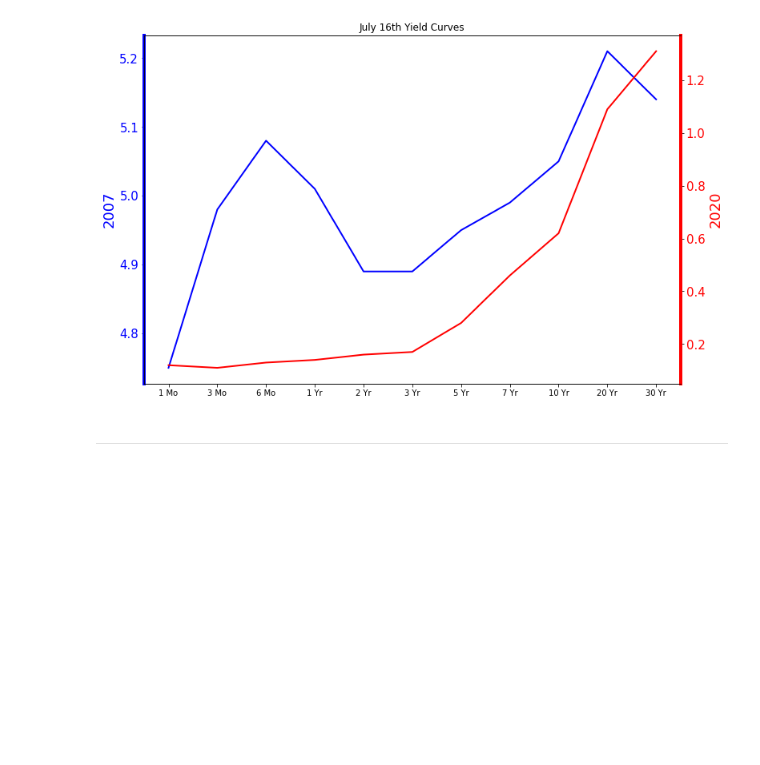
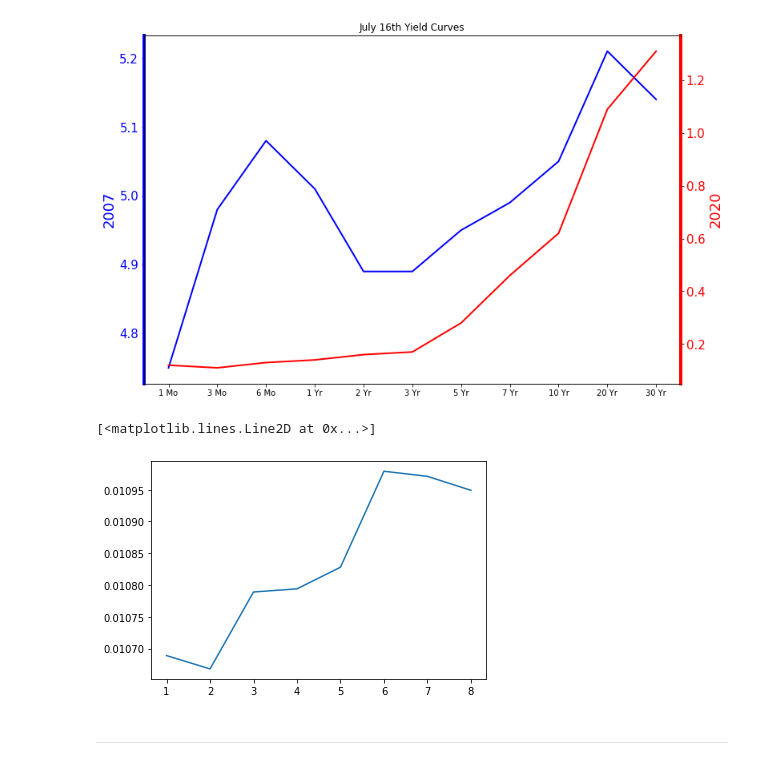
Before and after one commit to 1k2s3v/Data_Science_ML, a Jupyter notebook: Mat_plot_lib/05-Matplotlib Exercises - Solution.ipynb, the cells around one changed output. Drawn from its saved outputs; the diff is of its cells as text; code cells hidden in the pictures; blank space fills up the shorter version.

```diff
--- a/Mat_plot_lib/05-Matplotlib Exercises - Solution.ipynb
+++ b/Mat_plot_lib/05-Matplotlib Exercises - Solution.ipynb
@@ -196,5 +196,12 @@ plt.yticks(fontsize=15)
   Text(1, 0, ''),
   Text(1, 0, '')])
 [figure]
+# %%
+a = [0.01068900,0.01066800,0.01078900,0.01079400,0.01082800,0.01097900,0.01097100,0.01094900]
+b = [1,2,3,4,5,6,7,8]
+plt.plot(b,a)
+# %% [output]
+[<matplotlib.lines.Line2D at 0x...>]
+[figure, added]
 # %% [markdown]
 -----
```
Also changed, not shown: 11 other files.
